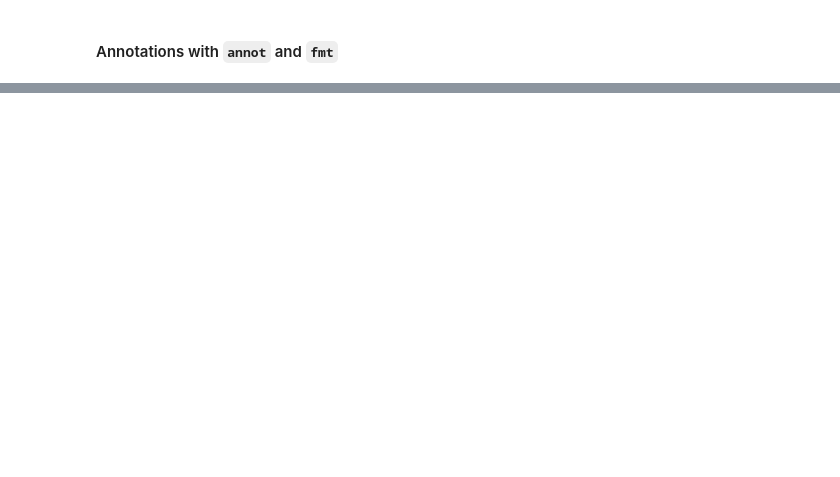
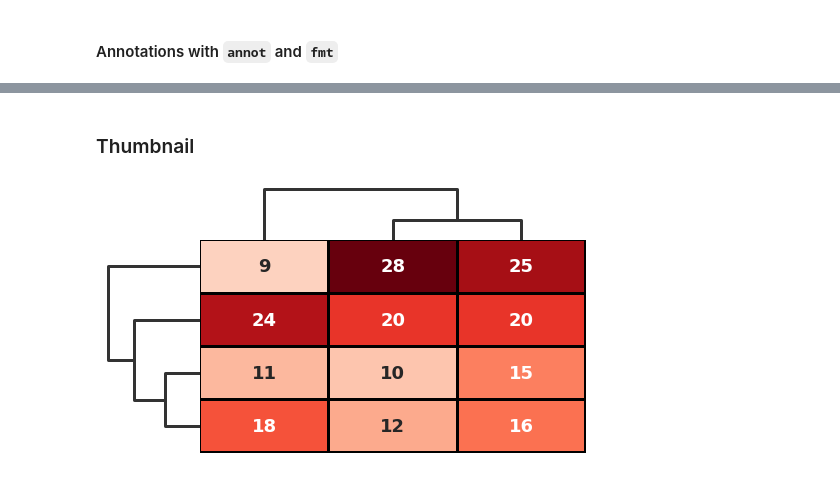
Before and after one commit to kimfetti/Videos, a Jupyter notebook: Seaborn/22_clustermap.ipynb, the cells around one changed output, grey strips where cells are left out. Saved outputs shown, nothing was run; the diff lists cells and outputs as text; code cells hidden in the pictures; blank space fills up the shorter version.

```diff
--- a/Seaborn/22_clustermap.ipynb
+++ b/Seaborn/22_clustermap.ipynb
@@ -265,0 +155,19 @@ sns.clustermap(penguins_corr, figsize=(5, 5), cmap='RdBu_r', center=0, annot=Tru
+# %% [markdown]
+### Thumbnail
+# %%
+sns.clustermap(toy_data.reset_index().drop('Name', axis=1),
+               figsize=(7,4),
+               xticklabels=[],
+               yticklabels=[],
+               cbar_pos=None,
+               cmap='Reds',
+               vmin=5,
+               tree_kws={'lw': 3},
+               lw=2,
+               linecolor='black',
+               annot=True,
+               annot_kws={'fontsize': 18, 'fontweight': 'bold'}
+              );
+#plt.savefig('22clustermap_image_thumbnail.png', dpi=200)
+# %% [output]
+[figure, added]
```
Also changed, not shown: parts of 33 cells of this notebook.
